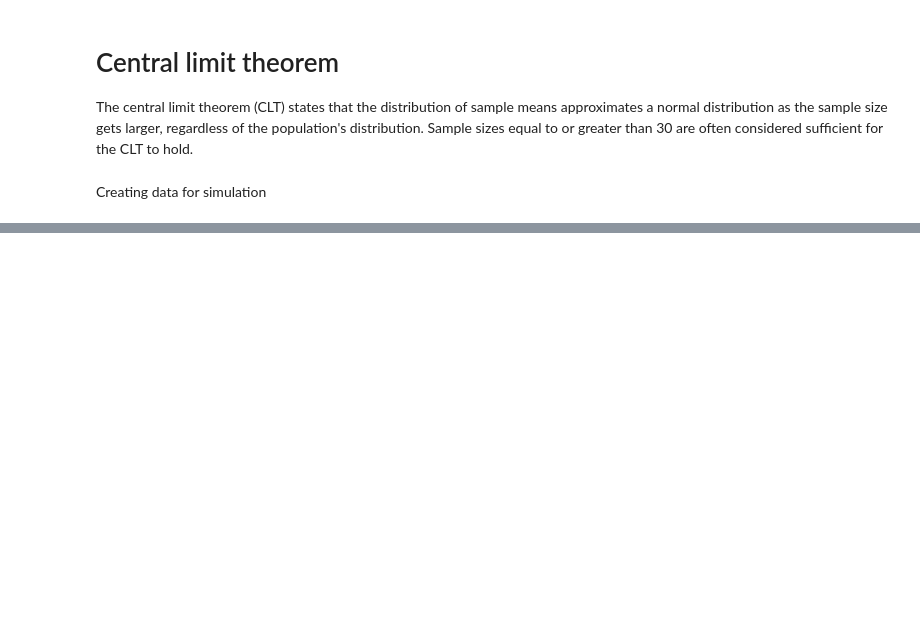
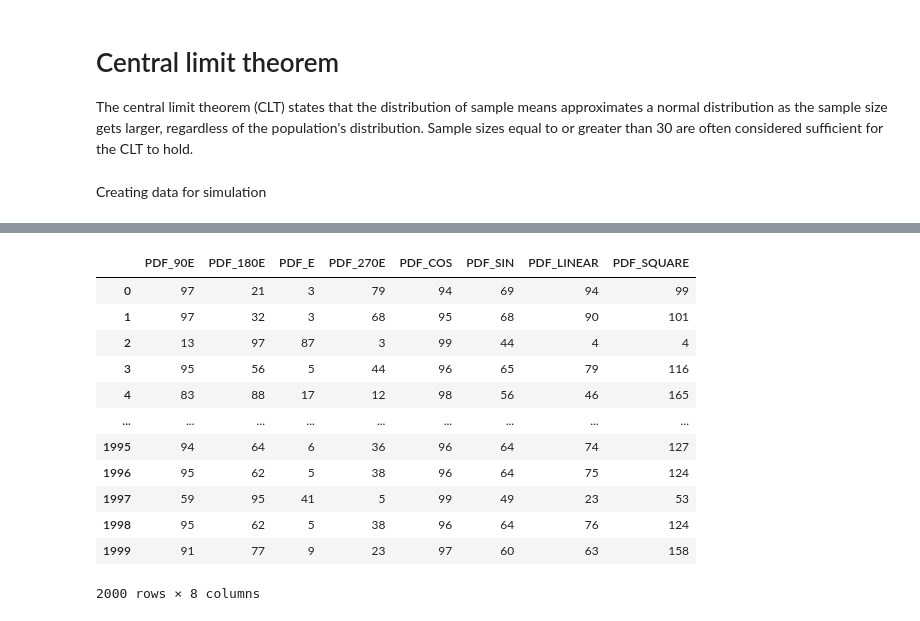
Before and after one commit to Sarath191181208/ML-AI-DataScience, a Jupyter notebook: Statistics/central_limit_theorem.ipynb, the cells around one changed output, grey strips where cells are left out. Drawn from its saved outputs; the diff is of its cells as text; code cells hidden in the pictures; blank space fills up the shorter version.

```diff
--- a/Statistics/central_limit_theorem.ipynb
+++ b/Statistics/central_limit_theorem.ipynb
@@ -29,0 +63,17 @@ sns.countplot(x=data)
+# %%
+data = pd.DataFrame(data)
+data
+# %% [output]
+|  | PDF_90E | PDF_180E | PDF_E | PDF_270E | PDF_COS | PDF_SIN | PDF_LINEAR | PDF_SQUARE |
+| 0 | 97 | 21 | 3 | 79 | 94 | 69 | 94 | 99 |
+| 1 | 97 | 32 | 3 | 68 | 95 | 68 | 90 | 101 |
+| 2 | 13 | 97 | 87 | 3 | 99 | 44 | 4 | 4 |
+| 3 | 95 | 56 | 5 | 44 | 96 | 65 | 79 | 116 |
+| 4 | 83 | 88 | 17 | 12 | 98 | 56 | 46 | 165 |
+| ... | ... | ... | ... | ... | ... | ... | ... | ... |
+| 1995 | 94 | 64 | 6 | 36 | 96 | 64 | 74 | 127 |
+| 1996 | 95 | 62 | 5 | 38 | 96 | 64 | 75 | 124 |
+| 1997 | 59 | 95 | 41 | 5 | 99 | 49 | 23 | 53 |
+| 1998 | 95 | 62 | 5 | 38 | 96 | 64 | 76 | 124 |
+| 1999 | 91 | 77 | 9 | 23 | 97 | 60 | 63 | 158 |
+2000 rows × 8 columns
```
Also changed, not shown: parts of 8 cells of this notebook, 1 other file.
